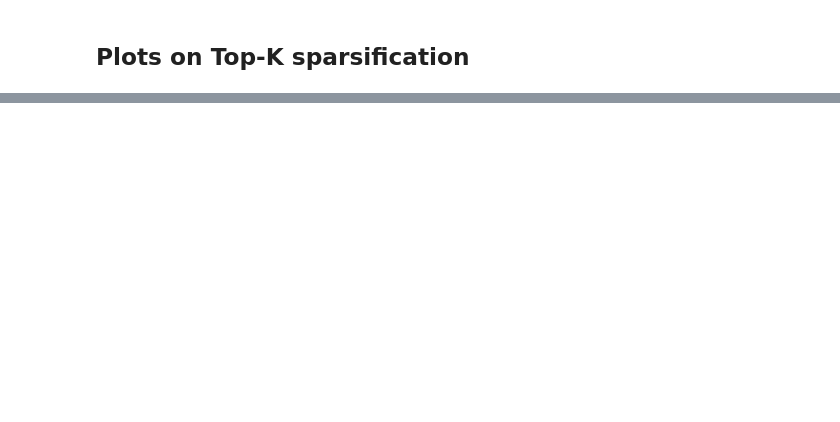
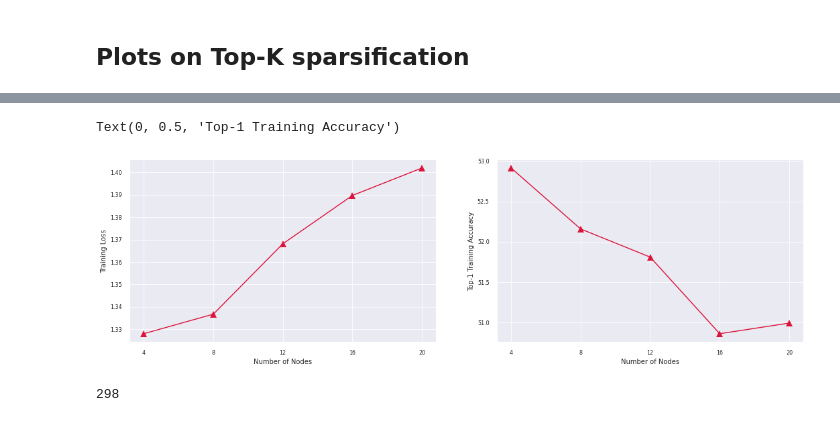
Before and after one commit to arjunarao619/Decent_Opt, a Jupyter notebook: Sparsification_Experiments.ipynb, the cells around one changed output, grey strips where cells are left out. Cells and saved outputs as stored; diff of their text form; code cells hidden in the pictures; blank space fills up the shorter version.

```diff
--- a/Sparsification_Experiments.ipynb
+++ b/Sparsification_Experiments.ipynb
@@ -761,0 +814,59 @@ Text(0.5, 0, '# Of Trainable Parameters (Millions)')
+# %%
+n_4_256_0p99 = '/home/aarao8/choco_2/ChocoSGD/dl_code/data/checkpoint/cifar10/mlp/test/node_exps/1621749600_lr-0.1_epochs-300_batchsize-128_num_mpi_process_4_topology-ring_comm_info-compress_top_k-0.99__dataset-cifar10_unit-256/0'
+n_8_256_0p99 = '/home/aarao8/choco_2/ChocoSGD/dl_code/data/checkpoint/cifar10/mlp/test/node_exps/1621805702_lr-0.1_epochs-300_batchsize-128_num_mpi_process_8_topology-ring_comm_info-compress_top_k-0.99__dataset-cifar10_unit-256/0'
+n_12_256_0p99 = '/home/aarao8/choco_2/ChocoSGD/dl_code/data/checkpoint/cifar10/mlp/test/node_exps/1621752043_lr-0.1_epochs-300_batchsize-128_num_mpi_process_12_topology-ring_comm_info-compress_top_k-0.99__dataset-cifar10_unit-256/0'
+n_16_256_0p99 = '/home/aarao8/choco_2/ChocoSGD/dl_code/data/checkpoint/cifar10/mlp/test/node_exps/1621755977_lr-0.1_epochs-300_batchsize-128_num_mpi_process_16_topology-ring_comm_info-compress_top_k-0.99__dataset-cifar10_unit-256/0'
+n_20_256_0p99 = '/home/aarao8/choco_2/ChocoSGD/dl_code/data/checkpoint/cifar10/mlp/test/node_exps/1621781465_lr-0.1_epochs-300_batchsize-128_num_mpi_process_20_topology-ring_comm_info-compress_top_k-0.99__dataset-cifar10_unit-256/0'
+
+temp = [n_4_256_0p99, n_8_256_0p99, n_12_256_0p99, n_16_256_0p99, n_20_256_0p99]
+loss_dict,acc_dict,data_dict = gather_loss(temp,['n_4_256_0p99', 'n_8_256_0p99', 'n_12_256_0p99',
+                                                 'n_16_256_0p99', 'n_20_256_0p99'
+                                            ],threshold=2.0)
+acc_dict['n_4_256_0p99'] = [x for x in acc_dict['n_4_256_0p99'] if not np.isnan(x)]
+acc_dict['n_8_256_0p99'] = [x for x in acc_dict['n_8_256_0p99'] if not np.isnan(x)]
+acc_dict['n_12_256_0p99'] = [x for x in acc_dict['n_12_256_0p99'] if not np.isnan(x)]
+acc_dict['n_16_256_0p99'] = [x for x in acc_dict['n_16_256_0p99'] if not np.isnan(x)]
+acc_dict['n_20_256_0p99'] = [x for x in acc_dict['n_20_256_0p99'] if not np.isnan(x)]
+
+loss_dict['n_4_256_0p99'] = [x for x in loss_dict['n_4_256_0p99'] if not np.isnan(x)]
+loss_dict['n_8_256_0p99'] = [x for x in loss_dict['n_8_256_0p99'] if not np.isnan(x)]
+loss_dict['n_12_256_0p99'] = [x for x in loss_dict['n_12_256_0p99'] if not np.isnan(x)]
+loss_dict['n_16_256_0p99'] = [x for x in loss_dict['n_16_256_0p99'] if not np.isnan(x)]
+loss_dict['n_20_256_0p99'] = [x for x in loss_dict['n_20_256_0p99'] if not np.isnan(x)]
+
+stopat = len(loss_dict['n_20_256_0p99'])
+
+min_loss = [min(loss_dict['n_20_256_0p99']), min(loss_dict['n_16_256_0p99'][:stopat]), min(loss_dict['n_12_256_0p99'][:stopat]),
+           min(loss_dict['n_8_256_0p99'][:stopat]), min(loss_dict['n_4_256_0p99'][:stopat])][::-1]
+
+
+max_acc = [max(acc_dict['n_20_256_0p99']), max(acc_dict['n_16_256_0p99'][:stopat]), max(acc_dict['n_12_256_0p99'][:stopat]), max(acc_dict['n_8_256_0p99'][:stopat]),
+           max(acc_dict['n_4_256_0p99'][:stopat])][::-1]
+# min_loss_12 = [min(loss_dict['n_20_256_0p99']), min(loss_dict['n_16_256_0p99'][:stopat]), min(loss_dict['n_12_256_0p99'][:stopat]),
+#            min(loss_dict['n_4_256_0p99'][:stopat])][::-1]
+
+# min_loss_16 = [min(loss_dict['n_20_256_0p99']), min(loss_dict['n_16_256_0p99'][:stopat]), min(loss_dict['n_12_256_0p99'][:stopat]),
+#            min(loss_dict['n_4_256_0p99'][:stopat])][::-1]
+
+# min_loss_20 = [min(loss_dict['n_20_256_0p99']), min(loss_dict['n_16_256_0p99'][:stopat]), min(loss_dict['n_12_256_0p99'][:stopat]),
+#            min(loss_dict['n_4_256_0p99'][:stopat])][::-1]
+
+nodes = [4,8,12,16,20]
+fig, ax = plt.subplots(1, 2,figsize=(18,5))
+ax[1].plot(nodes, max_acc,'-',color='crimson', markevery=True, marker = '^',markersize=10,label = '~Ring Topology')
+ax[1].set_xticks([4,8,12,16,20])
+
+ax[0].plot(nodes, min_loss,'-',color='crimson', markevery=True, marker = '^',markersize=10,label = '~Ring Topology')
+ax[0].set_xticks([4,8,12,16,20])
+
+ax[0].set_xlabel('Number of Nodes',fontsize=10)
+ax[1].set_xlabel('Number of Nodes',fontsize=10)
+ax[0].set_ylabel('Training Loss',fontsize=10)
+ax[1].set_ylabel('Top-1 Training Accuracy',fontsize=10)
+# %% [output]
+Text(0, 0.5, 'Top-1 Training Accuracy')
+[figure, added]
+# %%
+len(loss_dict['n_8_256_0p99'])
+# %% [output]
+298
```
Also changed, not shown: parts of 7 cells of this notebook, 16 other files.
